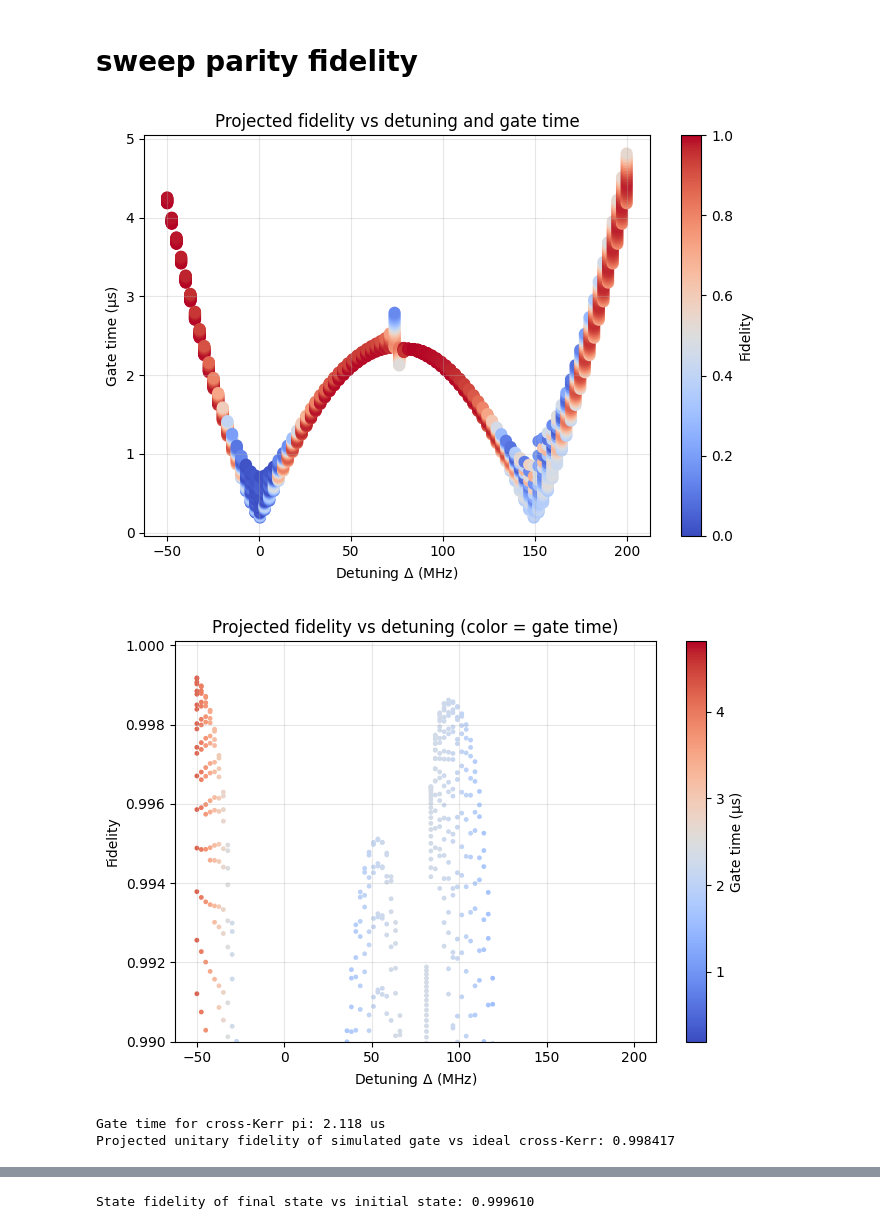
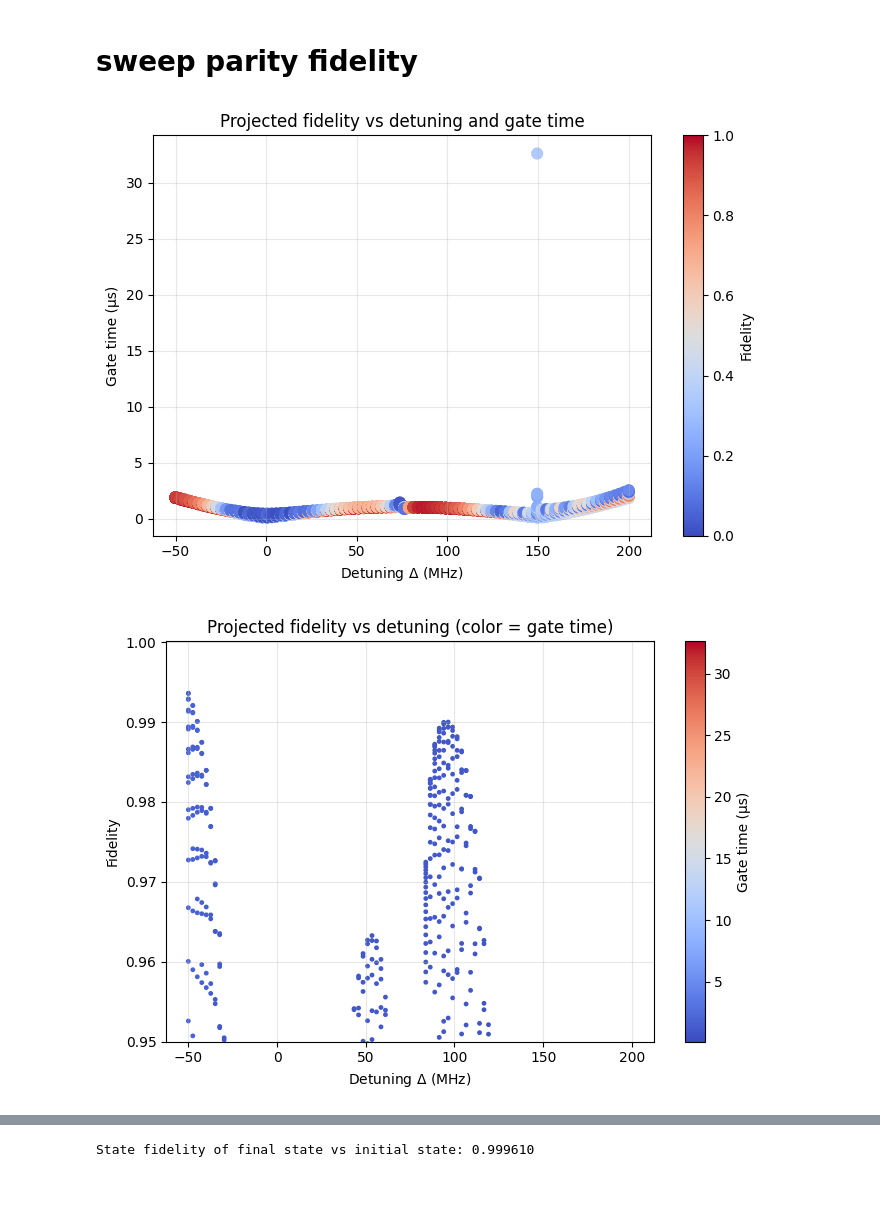
Before and after one commit to TunmayGerg/quantum-simulation-code, a Jupyter notebook: Optimal control/dchi_static.ipynb, the cells around one changed output, grey strips where cells are left out. Drawn from its saved outputs; the diff is of its cells as text; code cells hidden in the pictures; blank space fills up the shorter version.

```diff
--- a/Optimal control/dchi_static.ipynb
+++ b/Optimal control/dchi_static.ipynb
@@ -297,15 +303,17 @@ Projected unitary fidelity of simulated gate vs ideal cross-Kerr: 0.961417
 # %% [markdown]
 # sweep parity fidelity
 # %%
-Nr_subspace_dim = 9          # cavity dim: levels 0...Nc-1 only for unitary target via projection
+Nr_subspace_dim = 10          # cavity dim: levels 0...Nc-1 only for unitary target via projection
 Nq_subspace_dim = 2          # qubit dim: levels 0...Nq-1 only for unitary target via projection
-Nc_big = 11     # total cavity dim: includes higher levels
-Nq_big = 4      # total qubit dim: includes higher levels
+Nc_big = 13     # total cavity dim: includes higher levels
+Nq_big = 5      # total qubit dim: includes higher levels
 
-g = 2 * 2*np.pi        # coupling (angular units)
+g = 3 * 2*np.pi        # coupling (angular units)
 alpha = -150 * 2*np.pi # transmon anharmonicity (angular units)
 
 dressed_detuning = np.linspace(-50, 200, 100) * 2 * np.pi  # detuning between cavity and transmon for adiabetic dressed frame. This list will be swept over
+
+num_t_gates = 20 # number of different gate times to simulate for each detuning, spanning the range of chi values
 
 fidelity_list = []
 dressed_detuning_list = []
@@ -340,7 +348,7 @@ for detuning in dressed_detuning:
 
     projector = projector_onto_states([qt.tensor(qt.fock(Nc_big, n_r_var), qt.fock(Nq_big, n_q_var)) for n_r_var in range(Nr_subspace_dim) for n_q_var in range(Nq_subspace_dim)])
 
-    T_gates = np.pi / (np.abs(np.linspace(chi_lower, chi_upper, 20))) # range of gate times for cross-Kerr pi based on the range of chi values
+    T_gates = np.pi / (np.abs(np.linspace(chi_lower, chi_upper, num_t_gates))) # range of gate times for cross-Kerr pi based on the range of chi values
 
     time_list.append(T_gates)
     dressed_detuning_list.append(detuning)
@@ -371,31 +379,34 @@ ax.grid(True, alpha=0.3)
 plt.tight_layout()
 plt.show()
 # %% [output]
-[figure, old version]
+[figure, new version]
 # %%
 fig, ax = plt.subplots(figsize=(7, 5))
 sc = ax.scatter(det_flat, fid_flat, c=time_flat, cmap='coolwarm', s=6)
 plt.colorbar(sc, ax=ax, label='Gate time (μs)')
 ax.set_xlabel(r'Detuning $\Delta$ (MHz)')
 ax.set_ylabel('Fidelity')
-ax.set_ylim(0.99, 1.0001)
+ax.set_ylim(0.95, 1.0001)
 ax.set_title('Projected fidelity vs detuning (color = gate time)')
 ax.grid(True, alpha=0.3)
 plt.tight_layout()
 plt.show()
 # %% [output]
-[figure, old version]
+[figure, new version]
 # %%
 # delta = 132
 
-Nr_subspace_dim = 9          # cavity dim: levels 0...Nc-1 only for unitary target via projection
+Nr_subspace_dim = 12          # cavity dim: levels 0...Nc-1 only for unitary target via projection
 Nq_subspace_dim = 2          # qubit dim: levels 0...Nq-1 only for unitary target via projection
 Nc_big = 15     # total cavity dim: includes higher levels
 Nq_big = 5      # total qubit dim: includes higher levels
 
-g = 2 * 2*np.pi        # coupling (angular units)
+g = 2* 2*np.pi        # coupling (angular units)
 alpha = -150 * 2*np.pi # transmon anharmonicity (angular units)
-dressed_detuning = 100 * 2 * np.pi  # detuning between cavity and transmon for adiabetic dressed frame
+dressed_detuning = 82 * 2 * np.pi  # detuning between cavity and transmon for adiabetic dressed frame
+
+T_gates = np.linspace(2.3, 2.4, 60) # times of parity gate
+fidelity_list = np.zeros_like(T_gates) # placeholder for fidelity values at each time
 
 drive_parameters = {
     'N_c': Nc_big,
@@ -404,9 +415,6 @@ drive_parameters = {
     'gbs': g,       # qubit-resonator coupling strength in angular frequency
 }
 results = dchi_H(drive_parameters, alpha)
-
-evecs_qobj = results['sorted_dict']['evecs_qobj']
-chi = results['chi_dict']['chi_list'][3]
 
 a_r = results['Hamiltonian_dict']['a_r']
 a_q = results['Hamiltonian_dict']['a_q']
@@ -417,17 +425,14 @@ n_q = a_q.dag() * a_q
 
 H0 = results['Hamiltonian_dict']['H0']
 
+evecs_qobj = results['sorted_dict']['evecs_qobj']
 adiabatic_unitary = evecs_qobj # transforms from bare to dressed frame
 
-projector = projector_onto_states([qt.tensor(qt.fock(Nc_big, n_r), qt.fock(Nq_big, n_q)) for n_r in range(Nr_subspace_dim) for n_q in range(Nq_subspace_dim)])
+projector = projector_onto_states([qt.tensor(qt.fock(Nc_big, n_r_var), qt.fock(Nq_big, n_q_var)) for n_r_var in range(Nr_subspace_dim) for n_q_var in range(Nq_subspace_dim)])
 
-T_gate = np.pi/chi  # gate time for cross-Kerr pi. this is positive
-U_cross_target = (-1j * T_gate * (w_r_dressed * n_r + w_q_dressed * n_q)).expm() * (-1j * np.pi * (n_r * n_q)).expm() # this is the cross-Kerr needed
-U_simulate = adiabatic_unitary.dag() * (-1j * T_gate * H0 ).expm() * adiabatic_unitary
+for i, T_gate in enumerate(T_gates):
+    U_cross_target = (-1j * T_gate * (w_r_dressed * n_r + w_q_dressed * n_q)).expm() * (-1j * np.pi * (n_r * n_q)).expm() # this is the cross-Kerr needed. It also includes the single qubit and resonator phases that accumulate during the gate time
+    U_simulate = adiabatic_unitary.dag() * (-1j * T_gate * H0 ).expm() * adiabatic_unitary
 
-fidelity = unitary_projected_fidelity(U_cross_target, U_simulate, projector)
-print(f"Gate time for cross-Kerr pi: {T_gate:.3f} us")
-print(f"Projected unitary fidelity of simulated gate vs ideal cross-Kerr: {fidelity:.6f}")
+    fidelity = unitary_projected_fidelity(U_cross_target, U_simulate, projector)
+    fidelity_list[i] = fidelity
-# %% [output]
-Gate time for cross-Kerr pi: 2.118 us
-Projected unitary fidelity of simulated gate vs ideal cross-Kerr: 0.998417
```
Also changed, not shown: parts of 5 cells of this notebook, 1 other file.
